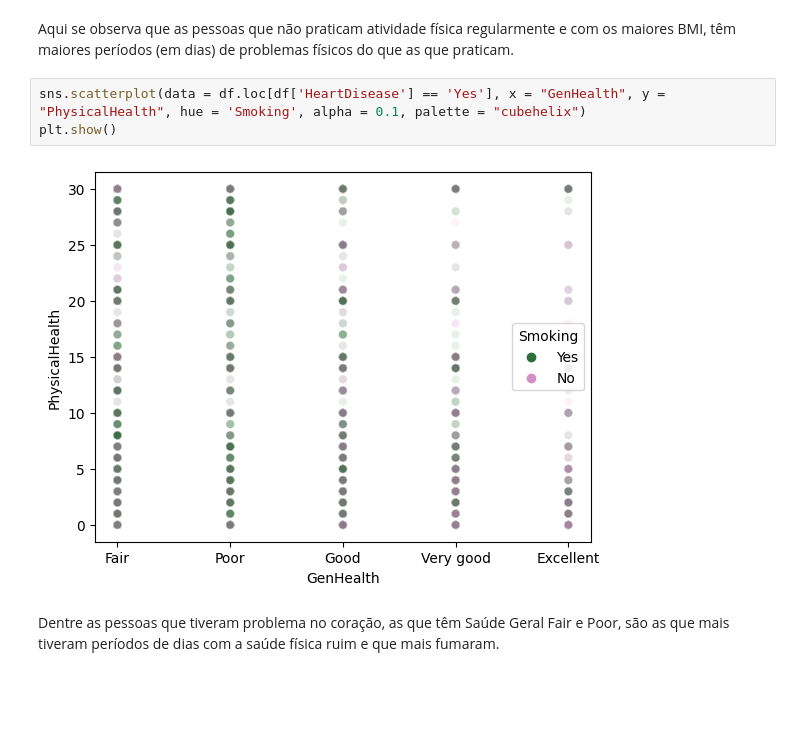
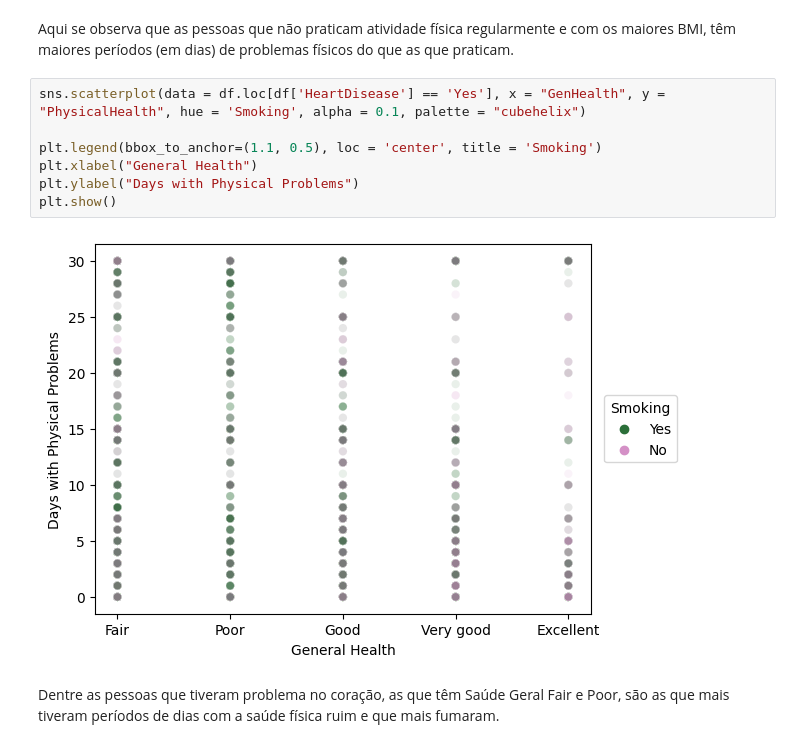
Before and after one commit to erlonL/Projeto-ICD, a Jupyter notebook: projeto.ipynb, the cells around one changed output. Drawn from its saved outputs; the diff is of its cells as text; blank space fills up the shorter version.

```diff
--- a/projeto.ipynb
+++ b/projeto.ipynb
@@ -365,8 +368,12 @@ plt.show()
 Aqui se observa que as pessoas que não praticam atividade física regularmente e com os maiores BMI, têm maiores períodos (em dias) de problemas físicos do que as que praticam.
 # %%
 sns.scatterplot(data = df.loc[df['HeartDisease'] == 'Yes'], x = "GenHealth", y = "PhysicalHealth", hue = 'Smoking', alpha = 0.1, palette = "cubehelix")
+
+plt.legend(bbox_to_anchor=(1.1, 0.5), loc = 'center', title = 'Smoking')
+plt.xlabel("General Health")
+plt.ylabel("Days with Physical Problems")
 plt.show()
 # %% [output]
-[figure, old version]
+[figure, new version]
 # %% [markdown]
 Dentre as pessoas que tiveram problema no coração, as que têm Saúde Geral Fair e Poor, são as que mais tiveram períodos de dias com a saúde física ruim e que mais fumaram.
```
Also changed, not shown: parts of 2 cells of this notebook.
